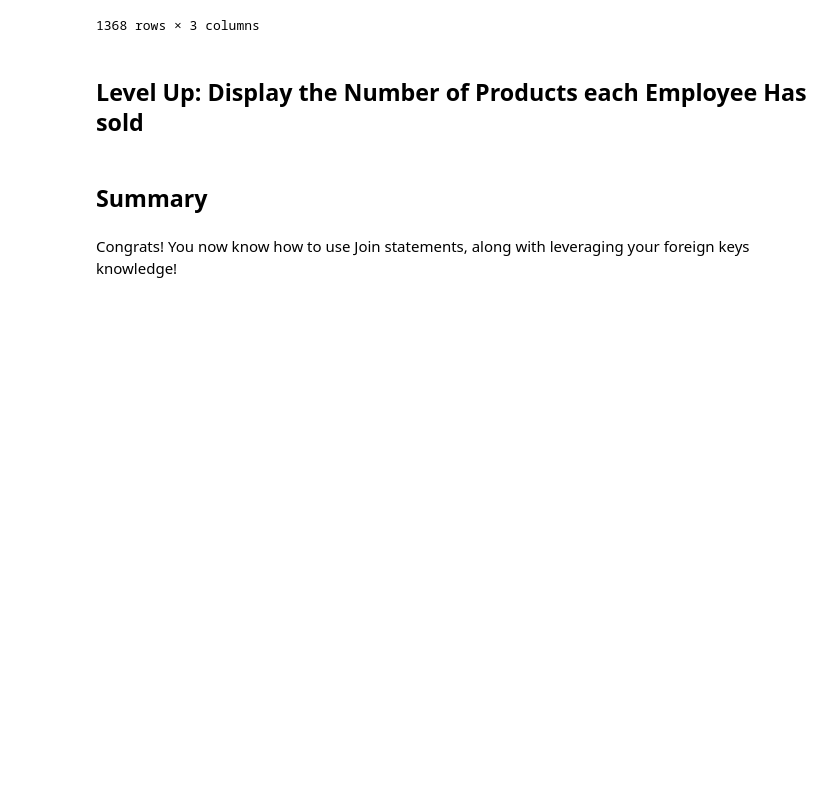
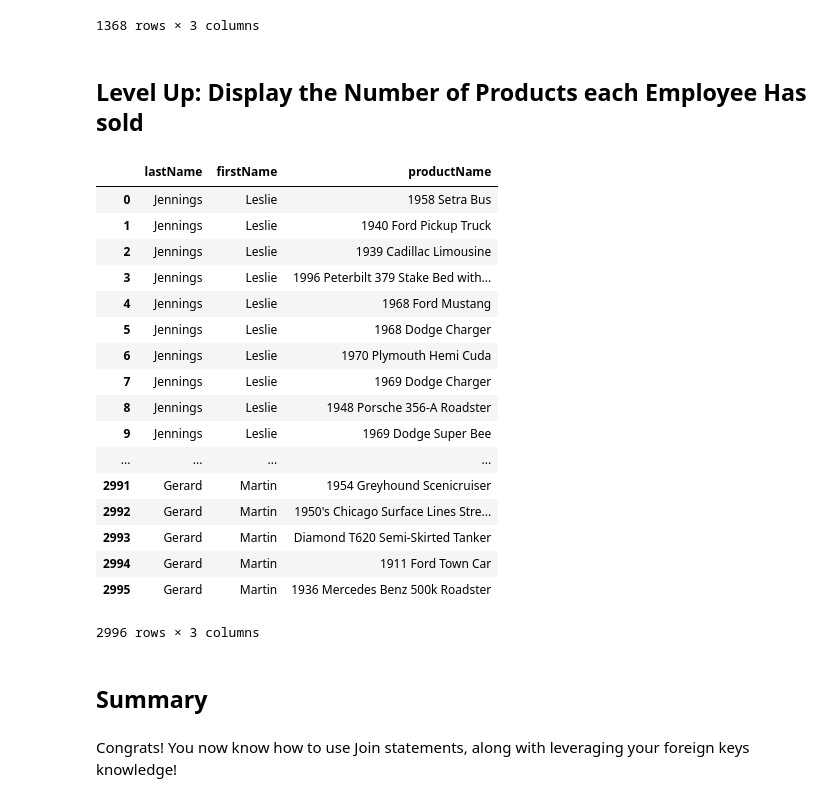
Before and after one commit to rnguyen832/dsc-0-05-10-join-statements-lab-online-ds-sp-000, a Jupyter notebook: index.ipynb, the cells around one changed output. Saved outputs shown, nothing was run; the diff lists cells and outputs as text; code cells hidden in the pictures; blank space fills up the shorter version.

```diff
--- a/index.ipynb
+++ b/index.ipynb
@@ -133,6 +133,26 @@ df[['lastName','firstName','productName']].drop_duplicates()
 # %%
 #Your code here
 df2 = df[['lastName','firstName','productName']]
+df2
+# %% [output]
+|  | lastName | firstName | productName |
+| 0 | Jennings | Leslie | 1958 Setra Bus |
+| 1 | Jennings | Leslie | 1940 Ford Pickup Truck |
+| 2 | Jennings | Leslie | 1939 Cadillac Limousine |
+| 3 | Jennings | Leslie | 1996 Peterbilt 379 Stake Bed with... |
+| 4 | Jennings | Leslie | 1968 Ford Mustang |
+| 5 | Jennings | Leslie | 1968 Dodge Charger |
+| 6 | Jennings | Leslie | 1970 Plymouth Hemi Cuda |
+| 7 | Jennings | Leslie | 1969 Dodge Charger |
+| 8 | Jennings | Leslie | 1948 Porsche 356-A Roadster |
+| 9 | Jennings | Leslie | 1969 Dodge Super Bee |
+| ... | ... | ... | ... |
+| 2991 | Gerard | Martin | 1954 Greyhound Scenicruiser |
+| 2992 | Gerard | Martin | 1950's Chicago Surface Lines Stre... |
+| 2993 | Gerard | Martin | Diamond T620 Semi-Skirted Tanker |
+| 2994 | Gerard | Martin | 1911 Ford Town Car |
+| 2995 | Gerard | Martin | 1936 Mercedes Benz 500k Roadster |
+2996 rows × 3 columns
 # %% [markdown]
 ## Summary
 # %% [markdown]
```
